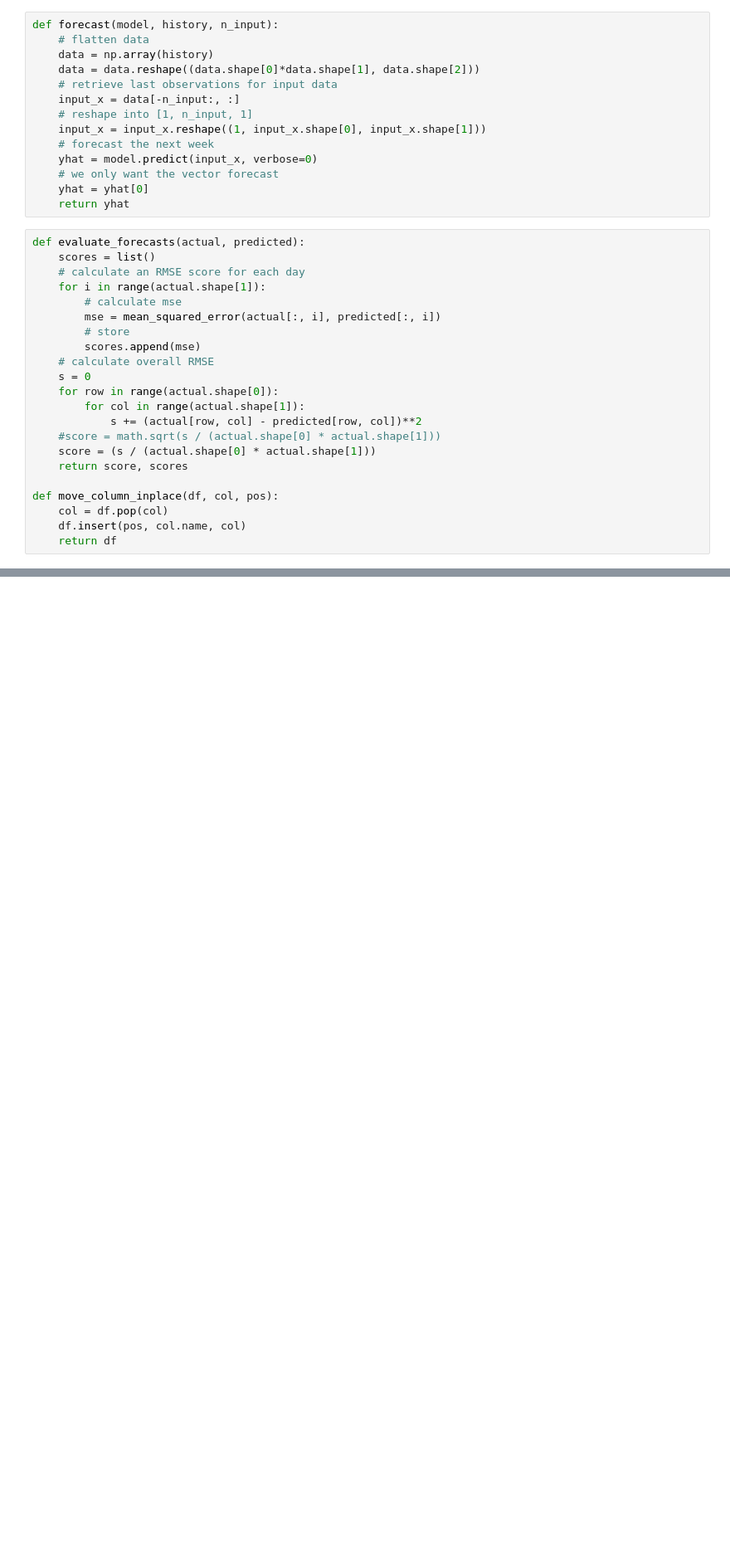
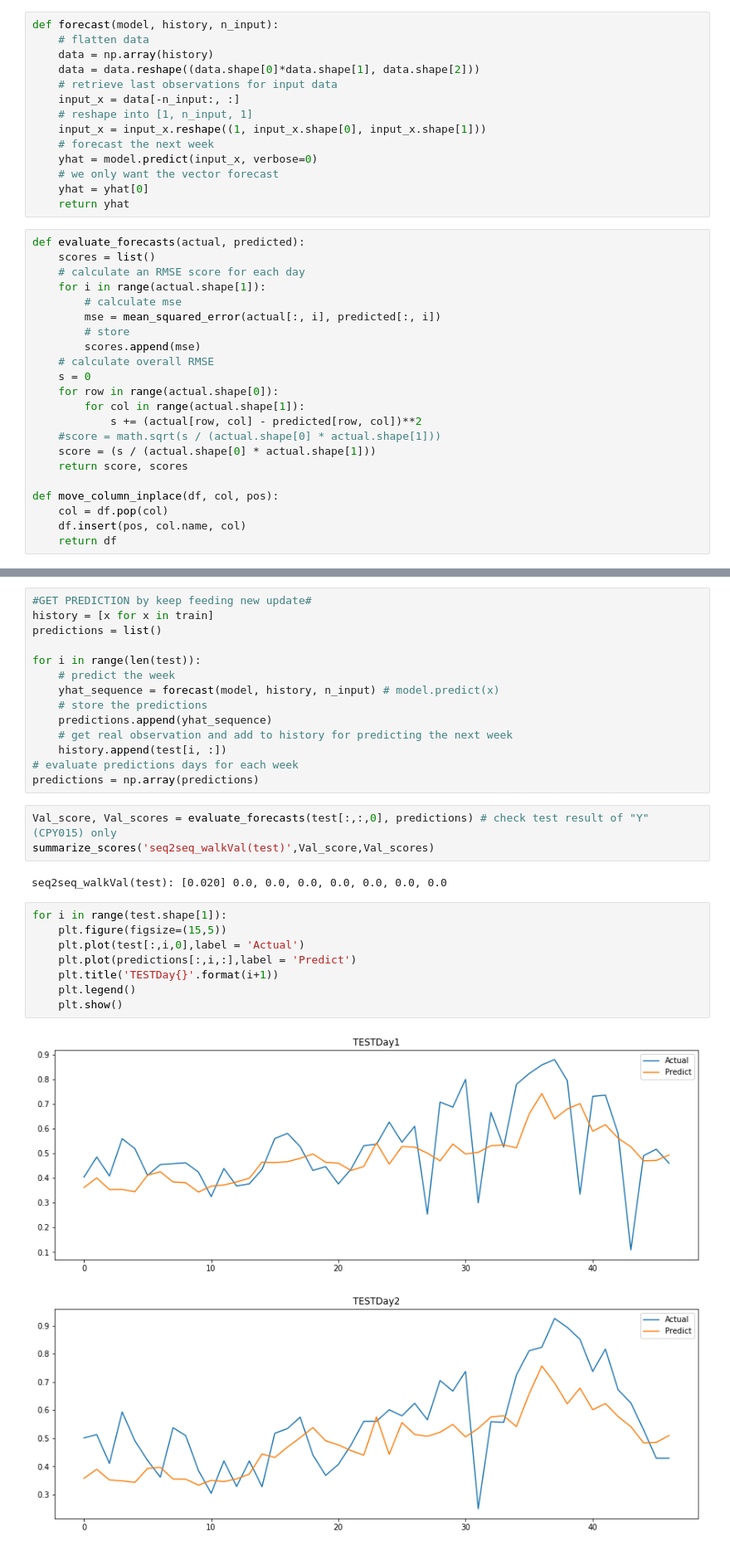
Before and after one commit to SB91ko/ChaoprayaRiver_WaterLV_prediction, a Jupyter notebook: Useful_Multivariate_LSTM_seq2seq_predict7Days.ipynb, the cells around one changed output, grey strips where cells are left out. Shown at 83% size. Drawn from its saved outputs; the diff is of its cells as text; blank space fills up the shorter version.

```diff
--- a/Useful_Multivariate_LSTM_seq2seq_predict7Days.ipynb
+++ b/Useful_Multivariate_LSTM_seq2seq_predict7Days.ipynb
@@ -218,0 +270,30 @@ lstm_seq2seq: [0.017] 0.0, 0.0, 0.0, 0.0, 0.0, 0.0, 0.0
+# %%
+#GET PREDICTION by keep feeding new update#
+history = [x for x in train]
+predictions = list()
+
+for i in range(len(test)):
+    # predict the week
+    yhat_sequence = forecast(model, history, n_input) # model.predict(x)
+    # store the predictions
+    predictions.append(yhat_sequence)
+    # get real observation and add to history for predicting the next week
+    history.append(test[i, :])
+# evaluate predictions days for each week
+predictions = np.array(predictions)
+# %%
+Val_score, Val_scores = evaluate_forecasts(test[:,:,0], predictions) # check test result of "Y" (CPY015) only
+summarize_scores('seq2seq_walkVal(test)',Val_score,Val_scores)
+# %% [output]
+seq2seq_walkVal(test): [0.020] 0.0, 0.0, 0.0, 0.0, 0.0, 0.0, 0.0
+# %%
+for i in range(test.shape[1]):
+    plt.figure(figsize=(15,5))
+    plt.plot(test[:,i,0],label = 'Actual')
+    plt.plot(predictions[:,i,:],label = 'Predict')
+    plt.title('TESTDay{}'.format(i+1))
+    plt.legend()
+    plt.show()
+# %% [output]
+[figure, added]
+[figure, added]
```
Also changed, not shown: parts of 14 cells of this notebook, 11 other files.
